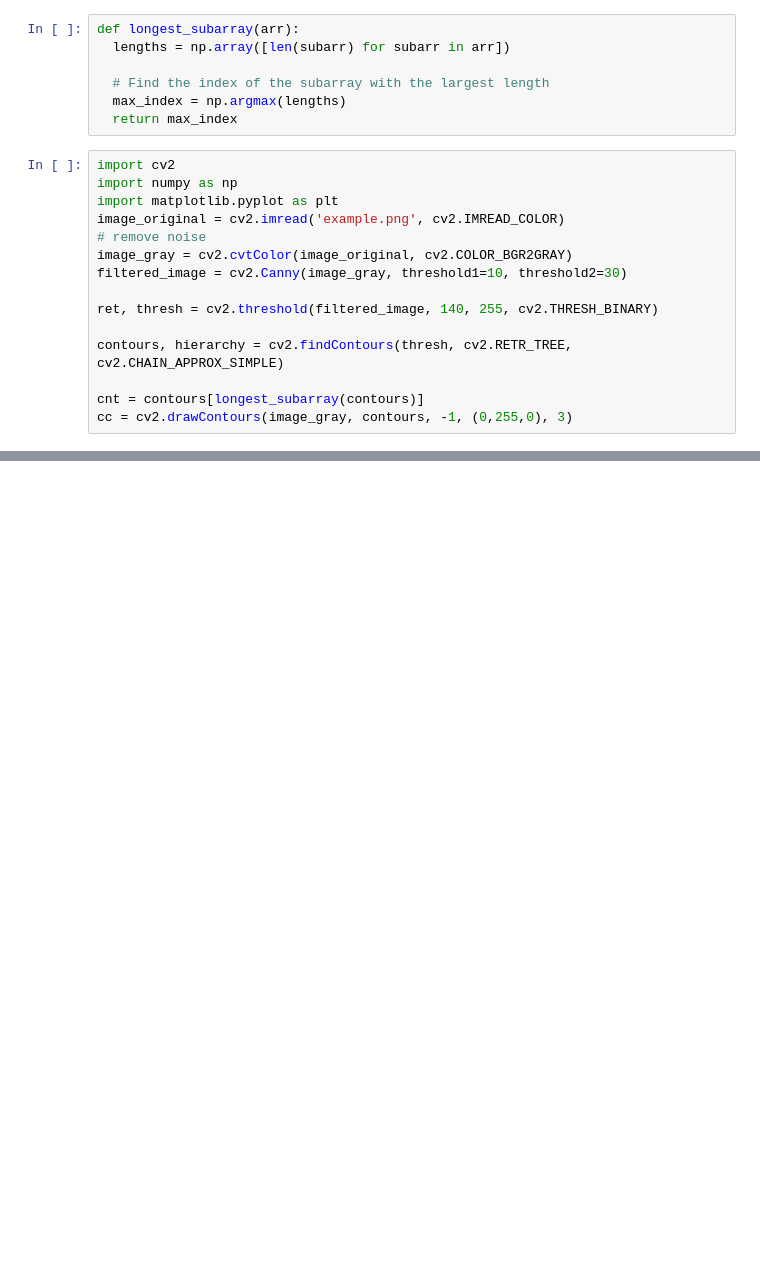
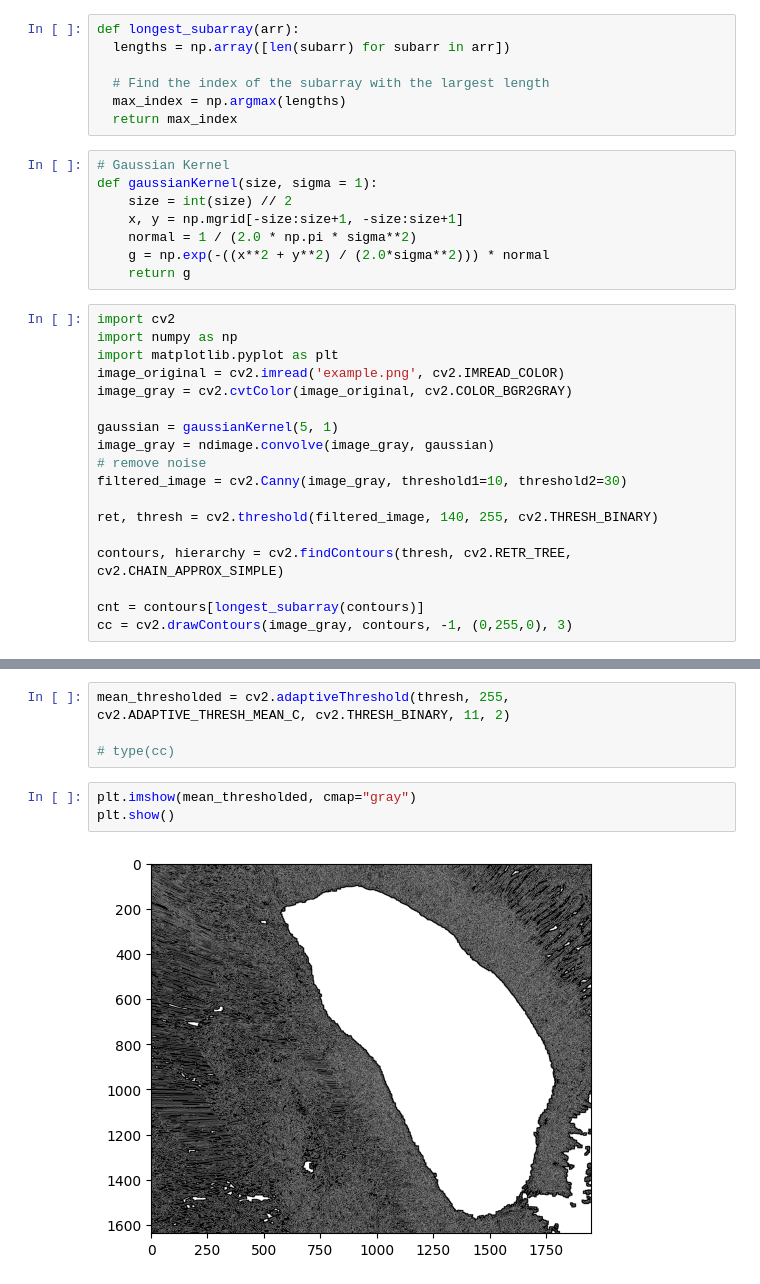
Before and after one commit to javaclll/glaciallake, a Jupyter notebook: Glacial Lake.ipynb, the cells around one changed output, grey strips where cells are left out. Drawn from its saved outputs; the diff is of its cells as text; blank space fills up the shorter version.

Commit message:
chore: gaussian blur implemented

```diff
--- a/Glacial Lake.ipynb
+++ b/Glacial Lake.ipynb
@@ -68,13 +74,24 @@ def longest_subarray(arr):
   # Find the index of the subarray with the largest length
   max_index = np.argmax(lengths)
   return max_index
+# %%
+# Gaussian Kernel
+def gaussianKernel(size, sigma = 1):
+    size = int(size) // 2
+    x, y = np.mgrid[-size:size+1, -size:size+1]
+    normal = 1 / (2.0 * np.pi * sigma**2)
+    g = np.exp(-((x**2 + y**2) / (2.0*sigma**2))) * normal
+    return g
 # %%
 import cv2
 import numpy as np
 import matplotlib.pyplot as plt
 image_original = cv2.imread('example.png', cv2.IMREAD_COLOR)
+image_gray = cv2.cvtColor(image_original, cv2.COLOR_BGR2GRAY)
+
+gaussian = gaussianKernel(5, 1)
+image_gray = ndimage.convolve(image_gray, gaussian)
 # remove noise
-image_gray = cv2.cvtColor(image_original, cv2.COLOR_BGR2GRAY)
 filtered_image = cv2.Canny(image_gray, threshold1=10, threshold2=30)
 
 ret, thresh = cv2.threshold(filtered_image, 140, 255, cv2.THRESH_BINARY)
@@ -96,0 +114,9 @@ ax3.imshow(cc, cmap='gray')
+# %%
+mean_thresholded = cv2.adaptiveThreshold(thresh, 255, cv2.ADAPTIVE_THRESH_MEAN_C, cv2.THRESH_BINARY, 11, 2)
+
+# type(cc)
+# %%
+plt.imshow(mean_thresholded, cmap="gray")
+plt.show()
+# %% [output]
+[figure, added]
```
Also changed, not shown: parts of 4 cells of this notebook.
